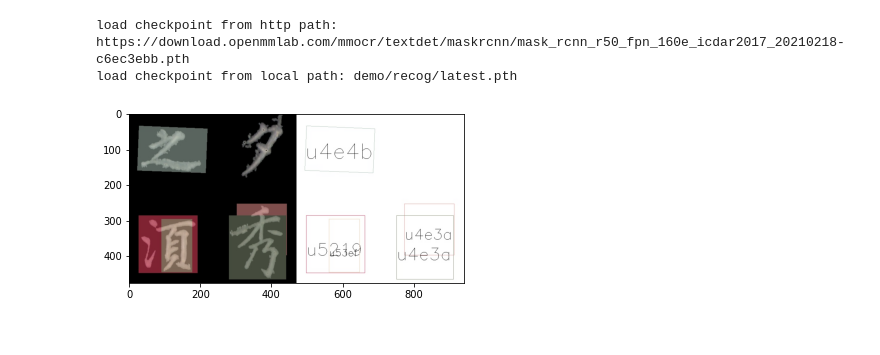
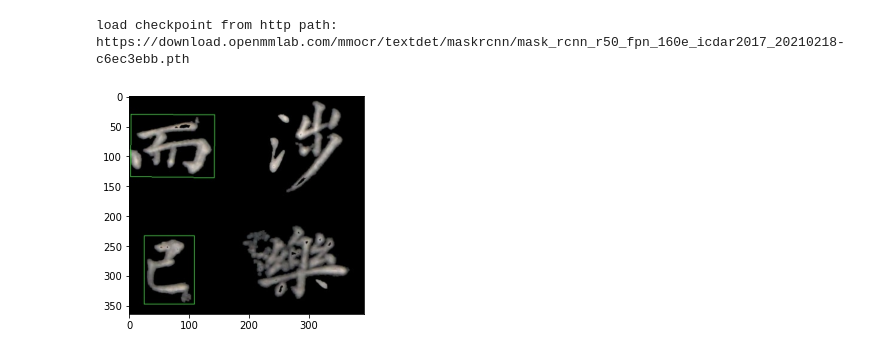
Before and after one commit to Wixiyo/Chinese_inscription_ocr, a Jupyter notebook: work/ocr.ipynb, the cells around one changed output. Drawn from its saved outputs; the diff is of its cells as text; code cells hidden in the pictures.

```diff
--- a/work/ocr.ipynb
+++ b/work/ocr.ipynb
@@ -27,28 +27,25 @@ os.chdir(r'/home/featurize/work/mmocr')
 # %%
 from mmocr.utils.ocr import MMOCR
 
 my_ocr = {'det': 'MaskRCNN_IC17',
           'det_config':
-          'configs/textdet/maskrcnn/mask_rcnn_r50_fpn_160e_icdar2015-test.py',
+          'configs/textdet/maskrcnn/mask_rcnn_r50_fpn_160e_icdar2017-stone.py',
           'det_ckpt':
           'demo/det/latest.pth',
           'recog': 'SAR',
           'recog_config':
           'configs/textrecog/sar/sar_r31_parallel_decoder_stone_dataset.py',
           'recog_ckpt':
           'demo/recog/latest.pth'}
 
 # 导入模型到内存
 ocr = MMOCR(det='MaskRCNN_IC17',
-            recog=my_ocr['recog'],
-            recog_config=my_ocr['recog_config'],
-            recog_ckpt=my_ocr['recog_ckpt'])
+            recog=None)
 
 # 推理
-results = ocr.readtext('../../data/imgs/test/a94.jpg', output='demo/out/det_out.jpg', export='demo/', merge=False)
+results = ocr.readtext('../../data/icdar2017/imgs/training/a142.jpg', output='demo/out/det_out.jpg', export='demo/', merge=False)
 # 展示结果
 show_img_from_path('demo/out/det_out.jpg')
 # %% [output]
 load checkpoint from http path: https://download.openmmlab.com/mmocr/textdet/maskrcnn/mask_rcnn_r50_fpn_160e_icdar2017_20210218-c6ec3ebb.pth
-load checkpoint from local path: demo/recog/latest.pth
-[figure, old version]
+[figure, new version]
```
Also changed, not shown: 7 other files.
